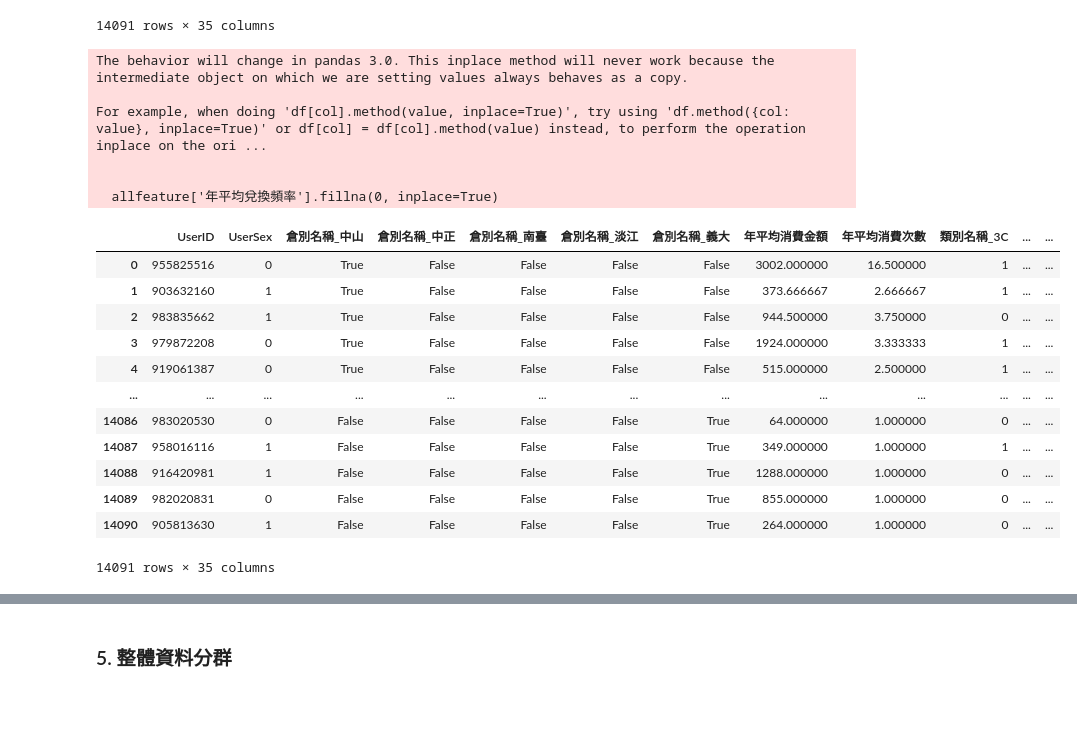
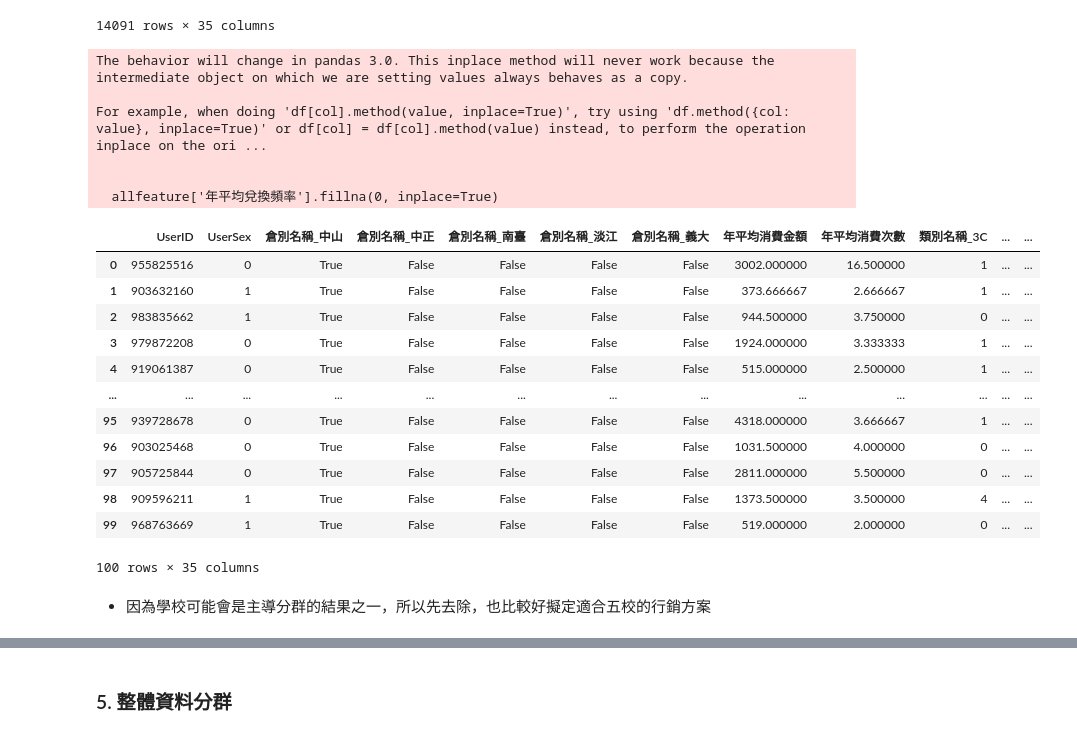
Before and after one commit to hsuan1120/Liwen, a Jupyter notebook: Final.ipynb, the cells around one changed output, grey strips where cells are left out. Drawn from its saved outputs; the diff is of its cells as text; code cells hidden in the pictures; blank space fills up the shorter version.

```diff
--- a/Final.ipynb
+++ b/Final.ipynb
@@ -640,24 +643,26 @@ allfeature
 # %%
 # 將年平均兌換頻率為空值的資料填充0
 allfeature['年平均兌換頻率'].fillna(0, inplace=True)
-allfeature
+allfeature.head(100)
 # %% [output]
 The behavior will change in pandas 3.0. This inplace method will never work because the intermediate object on which we are setting values always behaves as a copy.
 
 For example, when doing 'df[col].method(value, inplace=True)', try using 'df.method({col: value}, inplace=True)' or df[col] = df[col].method(value) instead, to perform the operation inplace on the ori ...
 
 
   allfeature['年平均兌換頻率'].fillna(0, inplace=True)
 |  | UserID | UserSex | 倉別名稱_中山 | 倉別名稱_中正 | 倉別名稱_南臺 | 倉別名稱_淡江 | 倉別名稱_義大 | 年平均消費金額 | 年平均消費次數 | 類別名稱_3C | ... | ... |
 | 0 | 955825516 | 0 | True | False | False | False | False | 3002.000000 | 16.500000 | 1 | ... | ... |
 | 1 | 903632160 | 1 | True | False | False | False | False | 373.666667 | 2.666667 | 1 | ... | ... |
 | 2 | 983835662 | 1 | True | False | False | False | False | 944.500000 | 3.750000 | 0 | ... | ... |
 | 3 | 979872208 | 0 | True | False | False | False | False | 1924.000000 | 3.333333 | 1 | ... | ... |
 | 4 | 919061387 | 0 | True | False | False | False | False | 515.000000 | 2.500000 | 1 | ... | ... |
 | ... | ... | ... | ... | ... | ... | ... | ... | ... | ... | ... | ... | ... |
-| 14086 | 983020530 | 0 | False | False | False | False | True | 64.000000 | 1.000000 | 0 | ... | ... |
-| 14087 | 958016116 | 1 | False | False | False | False | True | 349.000000 | 1.000000 | 1 | ... | ... |
-| 14088 | 916420981 | 1 | False | False | False | False | True | 1288.000000 | 1.000000 | 0 | ... | ... |
-| 14089 | 982020831 | 0 | False | False | False | False | True | 855.000000 | 1.000000 | 0 | ... | ... |
-| 14090 | 905813630 | 1 | False | False | False | False | True | 264.000000 | 1.000000 | 0 | ... | ... |
+| 95 | 939728678 | 0 | True | False | False | False | False | 4318.000000 | 3.666667 | 1 | ... | ... |
+| 96 | 903025468 | 0 | True | False | False | False | False | 1031.500000 | 4.000000 | 0 | ... | ... |
+| 97 | 905725844 | 0 | True | False | False | False | False | 2811.000000 | 5.500000 | 0 | ... | ... |
+| 98 | 909596211 | 1 | True | False | False | False | False | 1373.500000 | 3.500000 | 4 | ... | ... |
+| 99 | 968763669 | 1 | True | False | False | False | False | 519.000000 | 2.000000 | 0 | ... | ... |
-14091 rows × 35 columns
+100 rows × 35 columns
+# %% [markdown]
+- 因為學校可能會是主導分群的結果之一，所以先去除，也比較好擬定適合五校的行銷方案
```
Also changed, not shown: parts of 83 cells of this notebook.
